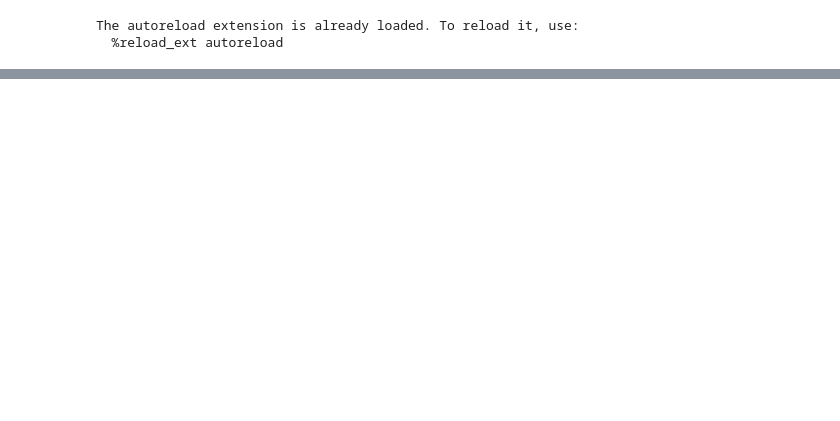
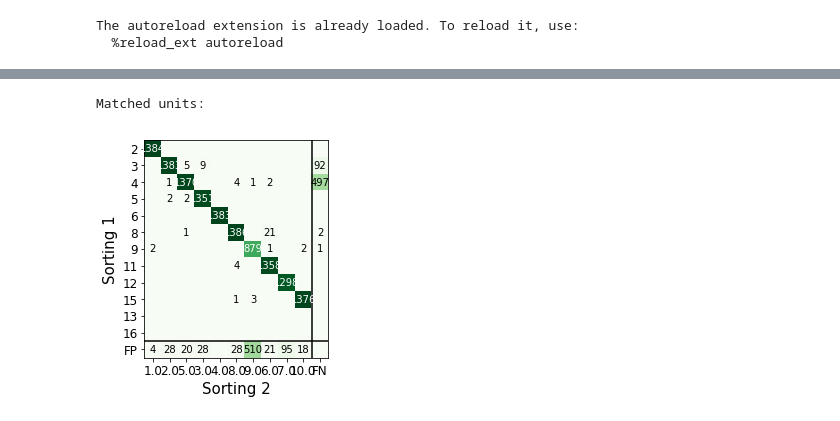
Before and after one commit to SpikeInterface/spiketoolkit, a Jupyter notebook: examples/mountainsort4_example.ipynb, the cells around one changed output, grey strips where cells are left out. Cells and saved outputs as stored; diff of their text form; code cells hidden in the pictures; blank space fills up the shorter version.

```diff
--- a/examples/mountainsort4_example.ipynb
+++ b/examples/mountainsort4_example.ipynb
@@ -123,0 +111,5 @@ FALSE DISCOVERY RATE:  18.46153846153846  %
+# %%
+ax = SC.plotConfusionMatrix()
+# %% [output]
+Matched units:
+[figure, added]
```
Also changed, not shown: parts of 11 cells of this notebook, 1 other file.
